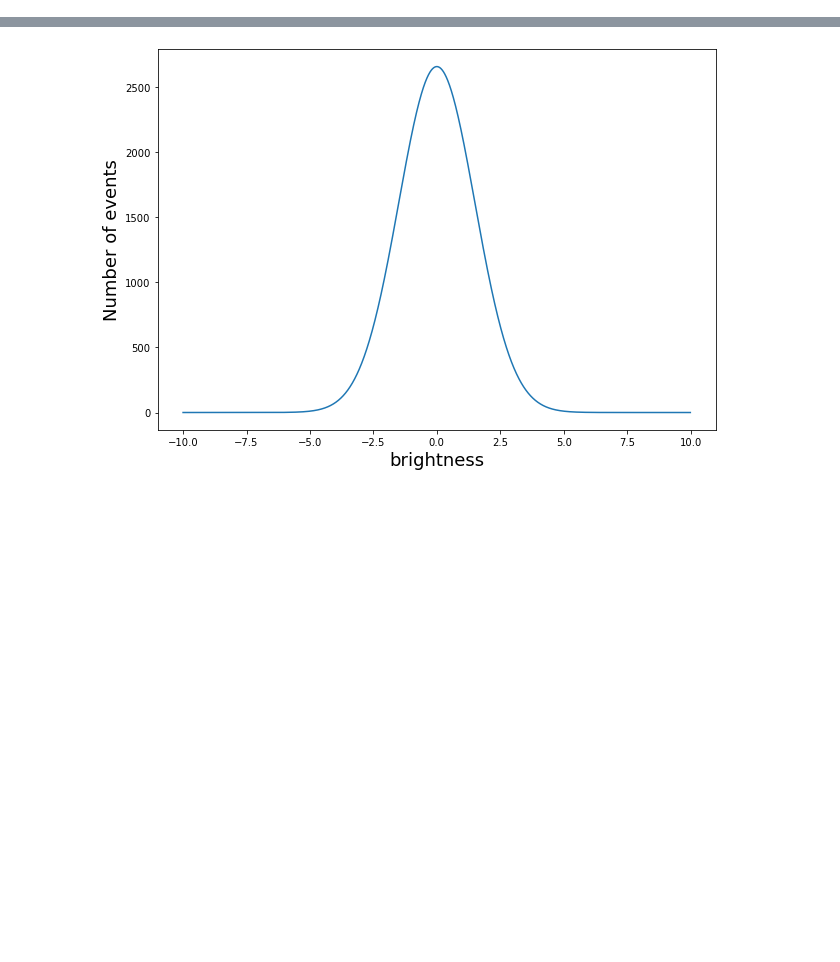
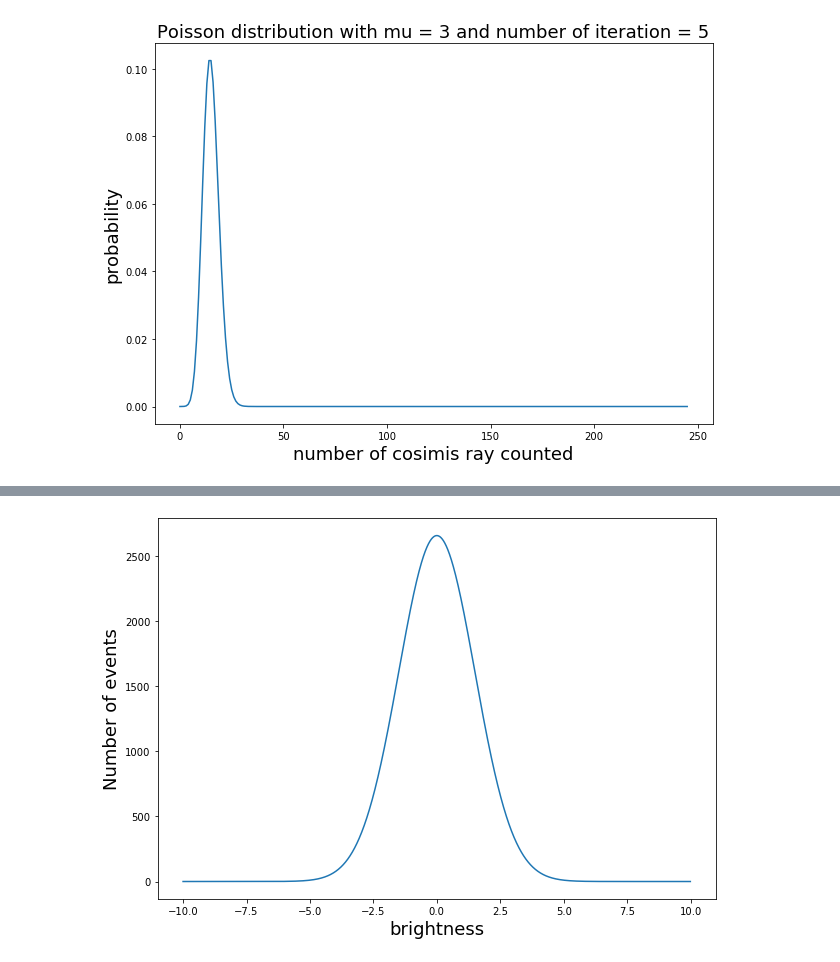
Before and after one commit to tominsUW/PHYS434, a Jupyter notebook: Lab2.ipynb, the cells around one changed output, grey strips where cells are left out. Saved outputs shown, nothing was run; the diff lists cells and outputs as text; code cells hidden in the pictures; blank space fills up the shorter version.

```diff
--- a/Lab2.ipynb
+++ b/Lab2.ipynb
@@ -236,0 +25,19 @@ If each pixel has a Gaussian distribution, what would be the distribution if we
+# %%
+plt.rcParams["figure.figsize"] = (10,7)
+fig, ax = plt.subplots(1, 1)
+d1 = stats.poisson.pmf(x, mu)
+d2 = stats.poisson.pmf(x, mu)
+
+n = 5
+for i in range(1, n):
+
+    dist_5 = np.convolve(d1,d2)
+    d1 =  dist_5
+
+ax.plot(dist_5);
+plt.xlabel('number of cosimis ray counted', fontsize=18)
+plt.ylabel('probability', fontsize=18);
+plt.title("Poisson distribution with mu = 3 and number of iteration = 5", fontsize=18)
+plt.show()
+# %% [output]
+[figure, added]
```
Also changed, not shown: parts of 56 cells of this notebook.
